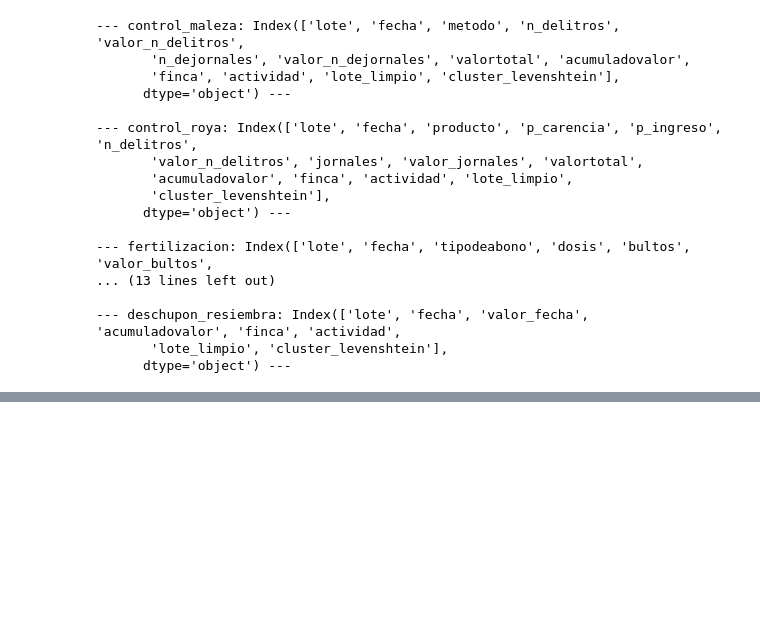
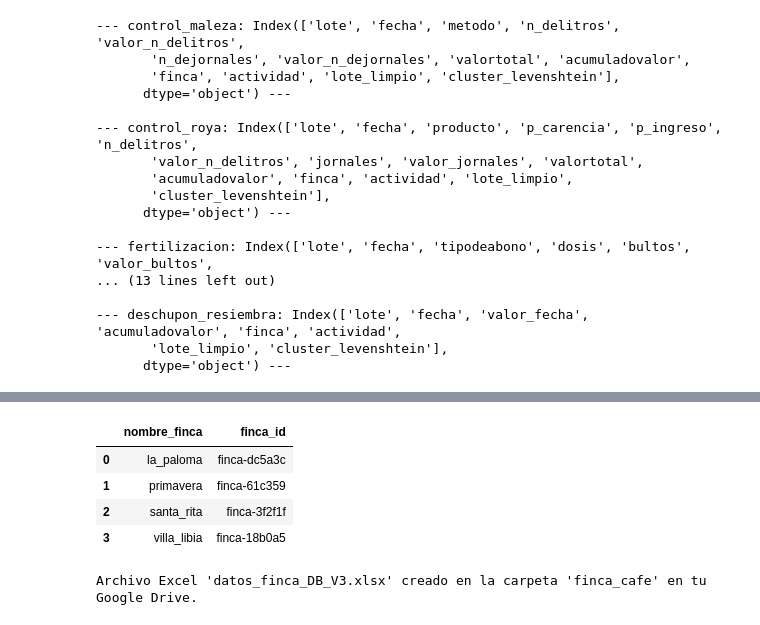
Before and after one commit to carive47/wseeds_cafe, a Jupyter notebook: ETL_POC/poc_digit_ETL.ipynb, the cells around one changed output, grey strips where cells are left out. Drawn from its saved outputs; the diff is of its cells as text; code cells hidden in the pictures; blank space fills up the shorter version.

```diff
--- a/ETL_POC/poc_digit_ETL.ipynb
+++ b/ETL_POC/poc_digit_ETL.ipynb
@@ -1027,0 +1169,33 @@ for sheet_name, df in dataframes.items():
+# %%
+fincas
+# %% [output]
+|  | nombre_finca | finca_id |
+| 0 | la_paloma | finca-dc5a3c |
+| 1 | primavera | finca-61c359 |
+| 2 | santa_rita | finca-3f2f1f |
+| 3 | villa_libia | finca-18b0a5 |
+# %%
+excel_file_name = 'datos_finca_DB_V3.xlsx'
+
+# Define la ruta de la carpeta en Google Drive
+folder_name = 'finca_cafe'
+folder_path = os.path.join('/content/drive/My Drive', folder_name)
+excel_file_path = os.path.join(folder_path, excel_file_name)
+
+
+# Crea un diccionario que contiene todos los DataFrames
+all_dataframes = {
+    **dataframes,  # Desempaqueta el diccionario 'dataframes'
+    'actividad_general': actividad_general,
+    'fincas': fincas,
+    'lotes': lotes
+}
+
+# Guarda los DataFrames en el archivo Excel
+with pd.ExcelWriter(excel_file_path, engine='xlsxwriter') as writer:
+    for sheet_name, df in all_dataframes.items():
+        df.to_excel(writer, sheet_name=sheet_name, index=False)
+
+print(f"Archivo Excel '{excel_file_name}' creado en la carpeta '{folder_name}' en tu Google Drive.")
+# %% [output]
+Archivo Excel 'datos_finca_DB_V3.xlsx' creado en la carpeta 'finca_cafe' en tu Google Drive.
```
Also changed, not shown: parts of 9 cells of this notebook.
